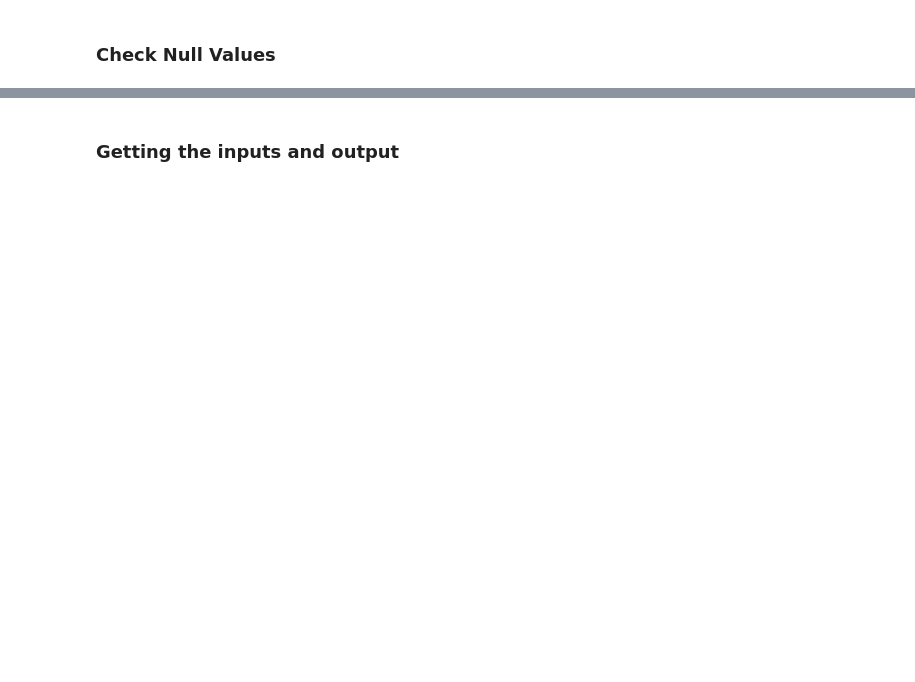
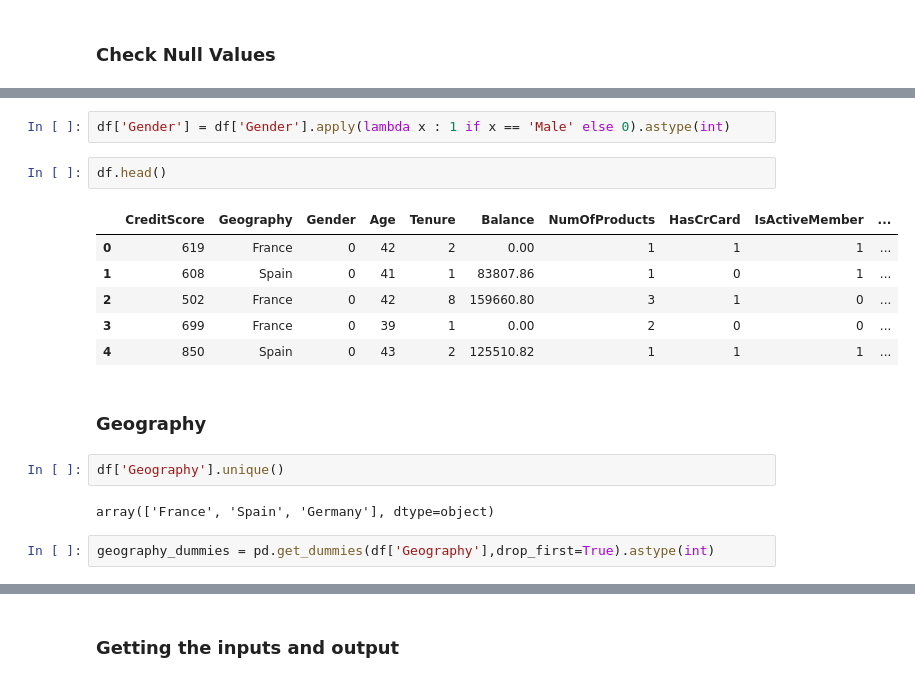
Before and after one commit to skyway-ml-projects/logistic-regression-tool-kit, a Jupyter notebook: XGBoostClassifier/XGBoost_Classifier_Churn.ipynb, the cells around one changed output, grey strips where cells are left out. Cells and saved outputs as stored; diff of their text form; blank space fills up the shorter version.

```diff
--- a/XGBoostClassifier/XGBoost_Classifier_Churn.ipynb
+++ b/XGBoostClassifier/XGBoost_Classifier_Churn.ipynb
@@ -14,0 +100,19 @@
+# %%
+df['Gender'] = df['Gender'].apply(lambda x : 1 if x == 'Male' else 0).astype(int)
+# %%
+df.head()
+# %% [output]
+|  | CreditScore | Geography | Gender | Age | Tenure | Balance | NumOfProducts | HasCrCard | IsActiveMember | ... |
+| 0 | 619 | France | 0 | 42 | 2 | 0.00 | 1 | 1 | 1 | ... |
+| 1 | 608 | Spain | 0 | 41 | 1 | 83807.86 | 1 | 0 | 1 | ... |
+| 2 | 502 | France | 0 | 42 | 8 | 159660.80 | 3 | 1 | 0 | ... |
+| 3 | 699 | France | 0 | 39 | 1 | 0.00 | 2 | 0 | 0 | ... |
+| 4 | 850 | Spain | 0 | 43 | 2 | 125510.82 | 1 | 1 | 1 | ... |
+# %% [markdown]
+### Geography
+# %%
+df['Geography'].unique()
+# %% [output]
+array(['France', 'Spain', 'Germany'], dtype=object)
+# %%
+geography_dummies = pd.get_dummies(df['Geography'],drop_first=True).astype(int)
```
Also changed, not shown: parts of 38 cells of this notebook.
